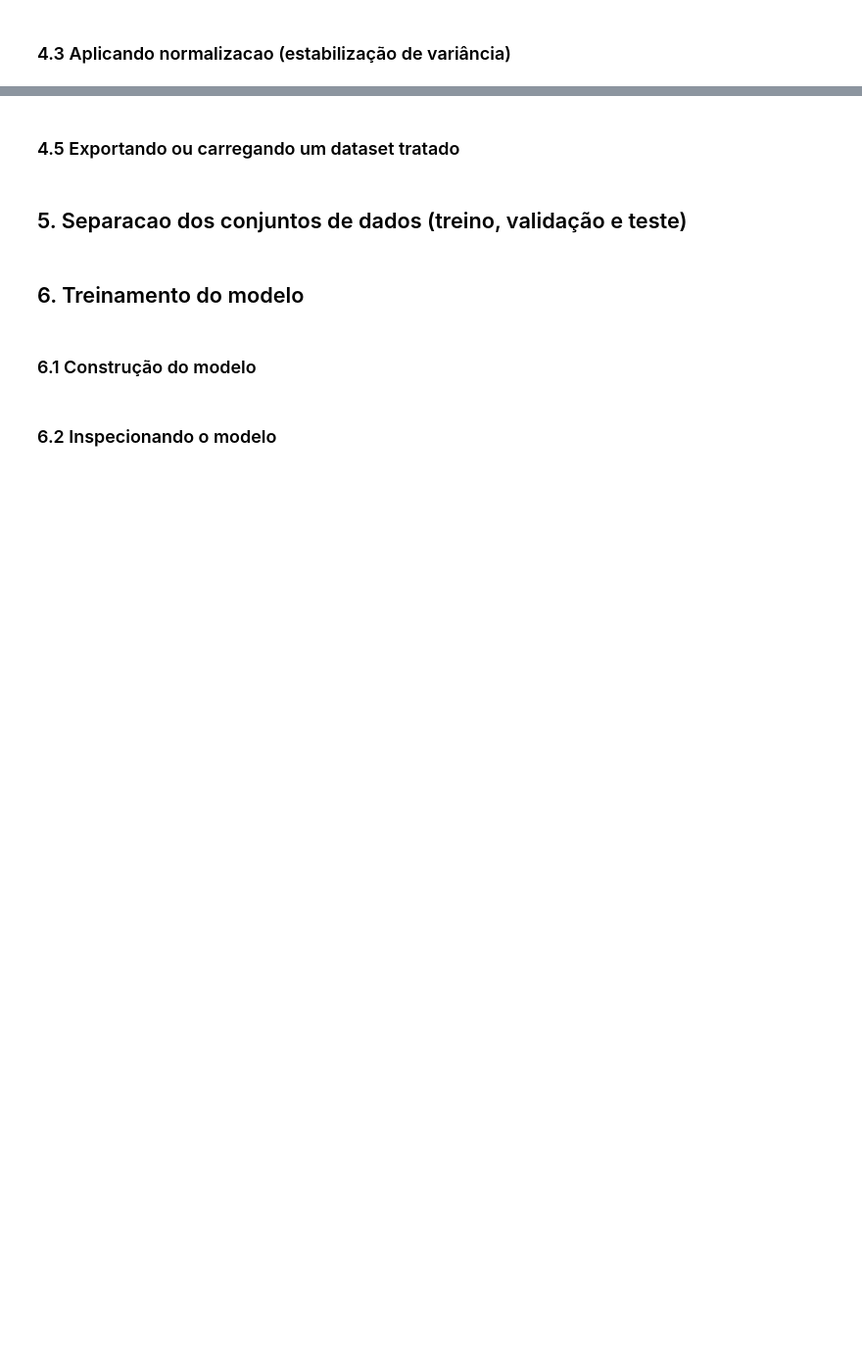
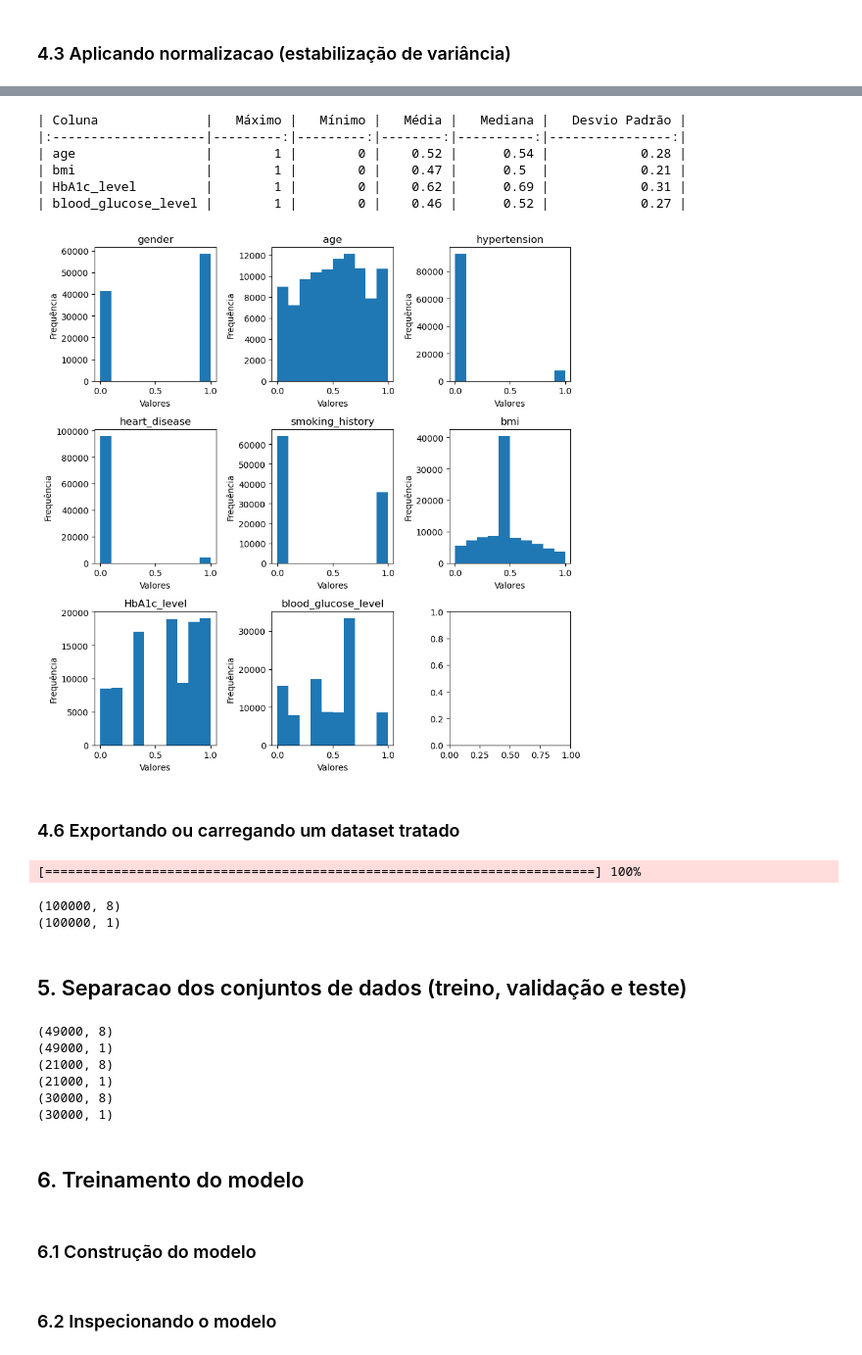
Before and after one commit to Carlos-Eduardo99/Diabetes_Prediction, a Jupyter notebook: Untitled.ipynb, the cells around one changed output, grey strips where cells are left out. Shown at 98% size. Saved outputs shown, nothing was run; the diff lists cells and outputs as text; code cells hidden in the pictures; blank space fills up the shorter version.

```diff
--- a/Untitled.ipynb
+++ b/Untitled.ipynb
@@ -311,0 +384,23 @@ plt.show()
+# %%
+#funcao que cria uma regua com valores minimos e maximos para se usar no escalonamento
+def create_support_col(minvalue, maxvalue, sizecol):
+    minvalues = [minvalue] * round(sizecol/2)
+    maxvalues = [maxvalue] * (sizecol - round(sizecol/2))
+    return [*minvalues, *maxvalues]
+
+def minMaxIndividual(df, col, minvalue, maxvalue, rgint):
+    serie = df[col].copy()
+
+    #cria uma regua com um valor minimo e um maximo previamente determinado
+    serie['support'] = create_support_col(minvalue, maxvalue, len(serie))
+
+    #escalona considerando o minimo e o maximo especificado
+    tmp = serie.to_numpy().reshape(-1,1)
+
+    minmaxscaler = preprocessing.MinMaxScaler(feature_range=rgint).fit(tmp)
+    scaled = minmaxscaler.transform(tmp).reshape(serie.shape[0], serie.shape[1])
+
+    #remove a coluna de suporte e atualiza as colunas ja escalonadas no dataset
+    df[col] = scaled[:,0:(scaled.shape[1]-1)]
+
+    return df
@@ -311,0 +423,5 @@ plt.show()
+# %%
+rangeinterval = (0, 1)
+
+for col in x_names:
+    data = minMaxIndividual(data, [col], np.min(data[col]), np.max(data[col]), rangeinterval)
@@ -312,5 +444,28 @@ plt.show()
+# %%
+sumarizacao(data)
+# %% [output]
+| Coluna              |   Máximo |   Mínimo |   Média |   Mediana |   Desvio Padrão |
+|:--------------------|---------:|---------:|--------:|----------:|----------------:|
+| age                 |        1 |        0 |    0.52 |      0.54 |            0.28 |
+| bmi                 |        1 |        0 |    0.47 |      0.5  |            0.21 |
+| HbA1c_level         |        1 |        0 |    0.62 |      0.69 |            0.31 |
+| blood_glucose_level |        1 |        0 |    0.46 |      0.52 |            0.27 |
+# %%
+fig, axs = plt.subplots(3, 3, figsize=(9, 9), tight_layout=True)
+
+for i, atributo in enumerate(x_names):
+    row = i // 3  # Linha atual
+    col = i % 3   # Coluna atual
+    axs[row, col].hist(data[atributo], bins=10)
+    axs[row, col].set_title(atributo)
+    axs[row, col].set_xlabel('Valores')
+    axs[row, col].set_ylabel('Frequência')
+
+plt.show()
+# %% [output]
+[figure, added]
 # %% [markdown]
-### 4.5 Exportando ou carregando um dataset tratado
+### 4.6 Exportando ou carregando um dataset tratado
 # %%
 if export_frames == True:
     bar = progressbar.ProgressBar(maxval=len(data), widgets=[progressbar.Bar("=", "[", "]"), " ", progressbar.Percentage()])
@@ -342,6 +497,10 @@ else:
 
 print(x_frames.shape)
 print(y_frames.shape)
+# %% [output]
+[========================================================================] 100%
+(100000, 8)
+(100000, 1)
 # %% [markdown]
 ## 5. Separacao dos conjuntos de dados (treino, validação e teste)
 # %%
@@ -354,6 +513,13 @@ print(x_val.shape)
 print(y_val.shape)
 print(x_test.shape)
 print(y_test.shape)
+# %% [output]
+(49000, 8)
+(49000, 1)
+(21000, 8)
+(21000, 1)
+(30000, 8)
+(30000, 1)
 # %% [markdown]
 ## 6. Treinamento do modelo
 # %% [markdown]
```
Also changed, not shown: parts of 21 cells of this notebook, 5 other files.
